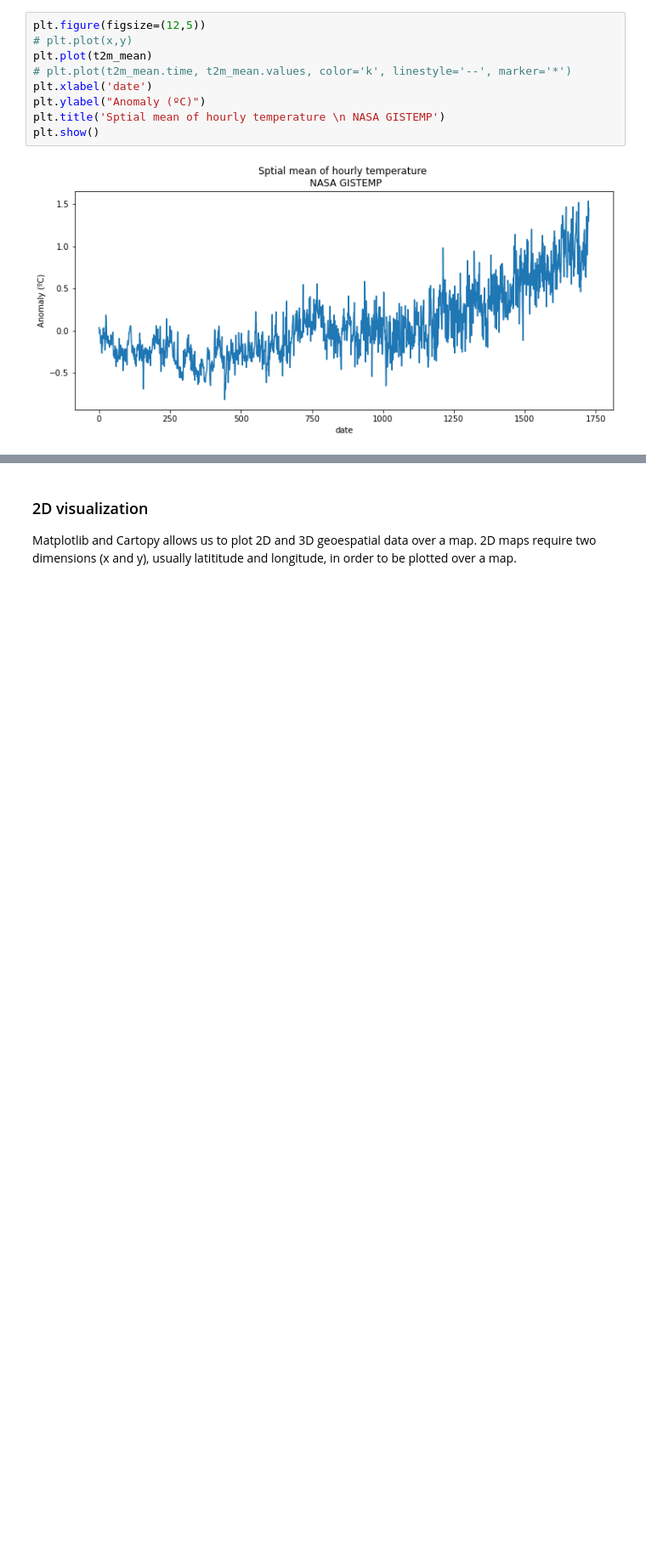
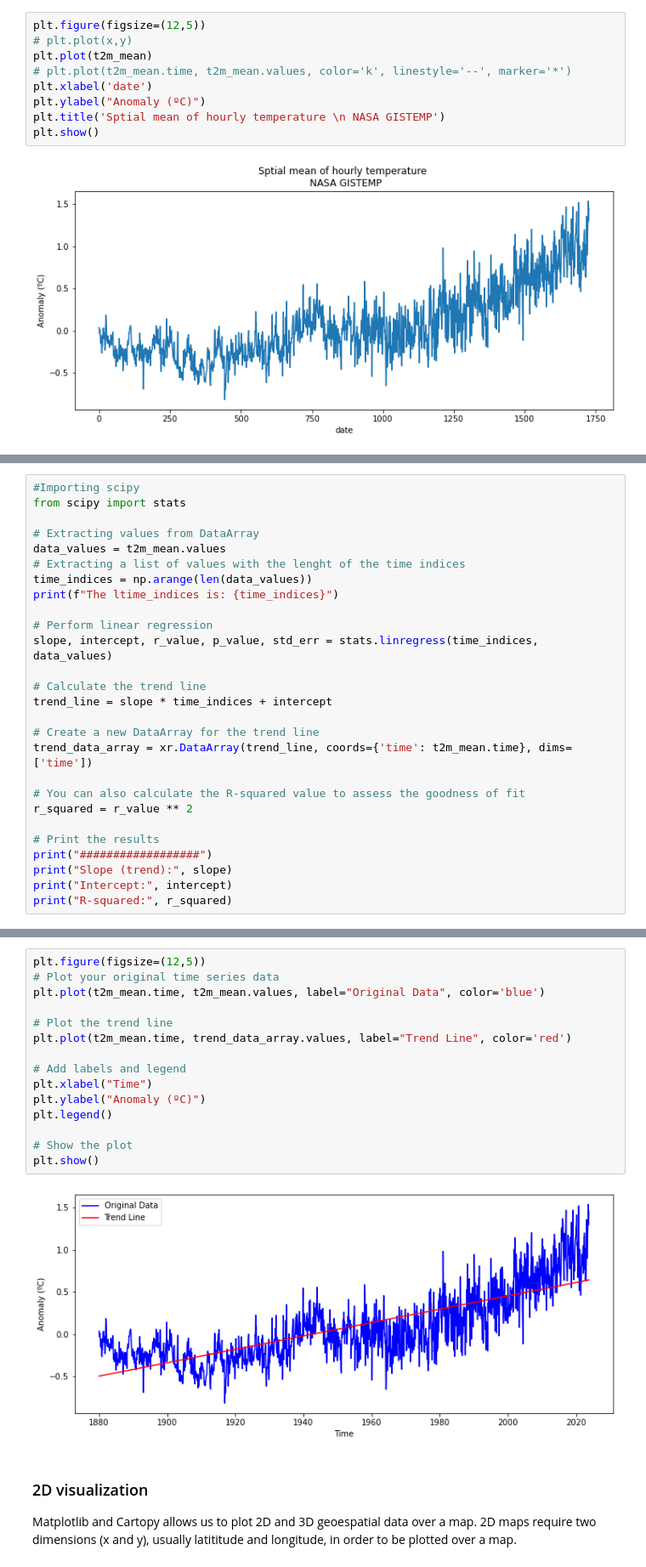
Before and after one commit to PedroLormendez/Climate-Data-A-hands-on-python-course, a Jupyter notebook: notebooks/Timeseries_and_2D_visualization.ipynb, the cells around one changed output, grey strips where cells are left out. Shown at 85% size. Saved outputs shown, nothing was run; the diff lists cells and outputs as text; blank space fills up the shorter version.

```diff
--- a/notebooks/Timeseries_and_2D_visualization.ipynb
+++ b/notebooks/Timeseries_and_2D_visualization.ipynb
@@ -119,0 +126,27 @@ No handles with labels found to put in legend.
+# %%
+#Importing scipy
+from scipy import stats
+
+# Extracting values from DataArray
+data_values = t2m_mean.values
+# Extracting a list of values with the lenght of the time indices
+time_indices = np.arange(len(data_values))
+print(f"The ltime_indices is: {time_indices}")
+
+# Perform linear regression
+slope, intercept, r_value, p_value, std_err = stats.linregress(time_indices, data_values)
+
+# Calculate the trend line
+trend_line = slope * time_indices + intercept
+
+# Create a new DataArray for the trend line
+trend_data_array = xr.DataArray(trend_line, coords={'time': t2m_mean.time}, dims=['time'])
+
+# You can also calculate the R-squared value to assess the goodness of fit
+r_squared = r_value ** 2
+
+# Print the results
+print("##################")
+print("Slope (trend):", slope)
+print("Intercept:", intercept)
+print("R-squared:", r_squared)
@@ -120,3 +165,20 @@ No handles with labels found to put in legend.
+# %%
+plt.figure(figsize=(12,5))
+# Plot your original time series data
+plt.plot(t2m_mean.time, t2m_mean.values, label="Original Data", color='blue')
+
+# Plot the trend line
+plt.plot(t2m_mean.time, trend_data_array.values, label="Trend Line", color='red')
+
+# Add labels and legend
+plt.xlabel("Time")
+plt.ylabel("Anomaly (ºC)")
+plt.legend()
+
+# Show the plot
+plt.show()
+# %% [output]
+[figure, added]
 # %% [markdown]
 ### 2D visualization
 Matplotlib and Cartopy allows us to plot 2D and 3D geoespatial data over a map. 2D maps require two dimensions (x and y), usually latititude and longitude, in order to be plotted over a map.
```
Also changed, not shown: parts of 20 cells of this notebook.
